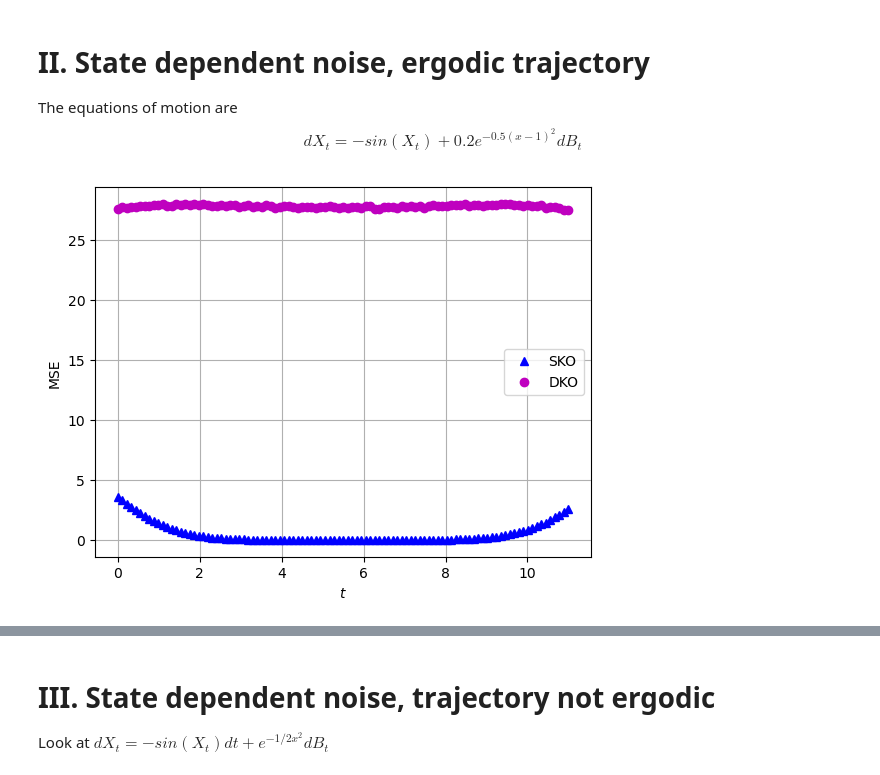
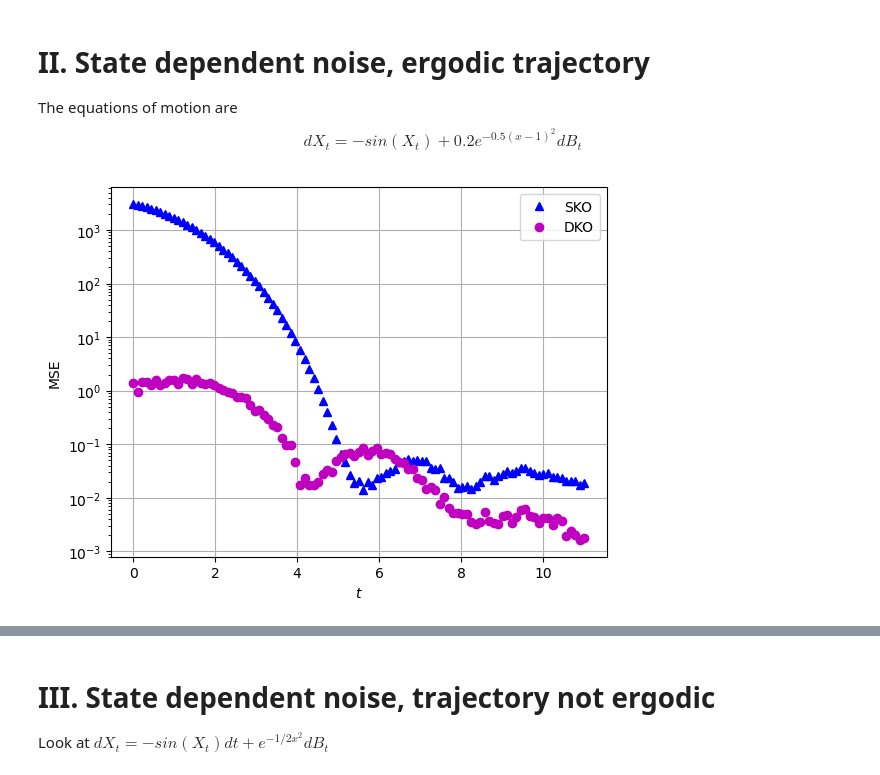
Before and after one commit to Maria-A-Oprea/Distributional_Koopman, a Jupyter notebook: State_dependent_noise.ipynb, the cells around one changed output, grey strips where cells are left out. Cells and saved outputs as stored; diff of their text form; code cells hidden in the pictures.

```diff
--- a/State_dependent_noise.ipynb
+++ b/State_dependent_noise.ipynb
@@ -404,32 +494,37 @@ The equations of motion are
 $$ dX_t = -sin(X_t) + 0.2e^{-0.5 (x - 1)^2}dB_t$$
 # %%
 def a(x):
-    return -np.sin(x)
+    #return -np.sin(x)
+    return (x + 2)/4*( 2 - (x + 2)**2/4**2)
 def b(x):
-    return  0.2*np.exp(-0.5*(x-1)**2)
+    #return  0.2*np.exp(-0.5*(x-1)**2)
+    return 0.5*(1 - (x + 2)**2/4**2)
 K_SKO = SKO(a, b)
-K_DKO = DKO(a, b, distr = "uniform")
+# %%
+K_DKO = DKO(a, b, distr = "trajectory")
 # %%
 truth_dependent = expectations(a, b)
 # %%
 pred_SKO = prediction(K_SKO, a, b)
 pred_DKO = prediction(K_DKO, a, b)
 g_pred_SKO = 1/n* np.sum(pred_SKO, axis = 0)
 g_pred_DKO = 1/n* np.sum(pred_DKO, axis = 0)
 
 g_true = 1/n*np.sum(truth_dependent, axis = 0)
 
 mean_square_error_SKO = np.trapezoid((g_true - g_pred_SKO)**2)
 mean_square_error_DKO = np.trapezoid((g_true - g_pred_DKO)**2)
 # try trapezoidal rule instead
-plt.plot(np.linspace(0, 11, N ), mean_square_error_SKO, 'b^',label = "SKO")
-plt.plot(np.linspace(0, 11, N ), mean_square_error_DKO, 'mo', label = "DKO")
+#plt.plot(np.linspace(0, 11, N ), mean_square_error_SKO, 'b^',label = "SKO")
+#plt.plot(np.linspace(0, 11, N ), mean_square_error_DKO, 'mo', label = "DKO")
+plt.semilogy(np.linspace(0, 11, N ), mean_square_error_SKO, 'b^',label = "SKO")
+plt.semilogy(np.linspace(0, 11, N ), mean_square_error_DKO, 'mo', label = "DKO")
 plt.legend()
 plt.xlabel("$t$")
 plt.ylabel("MSE")
 plt.grid()
 #plt.ylim(0,1)
-#plt.xlim(0, 2)
+#plt.xlim(0, 2.5)
 plt.show()
 # %% [output]
-[figure, old version]
+[figure, new version]
```
Also changed, not shown: parts of 12 cells of this notebook.
